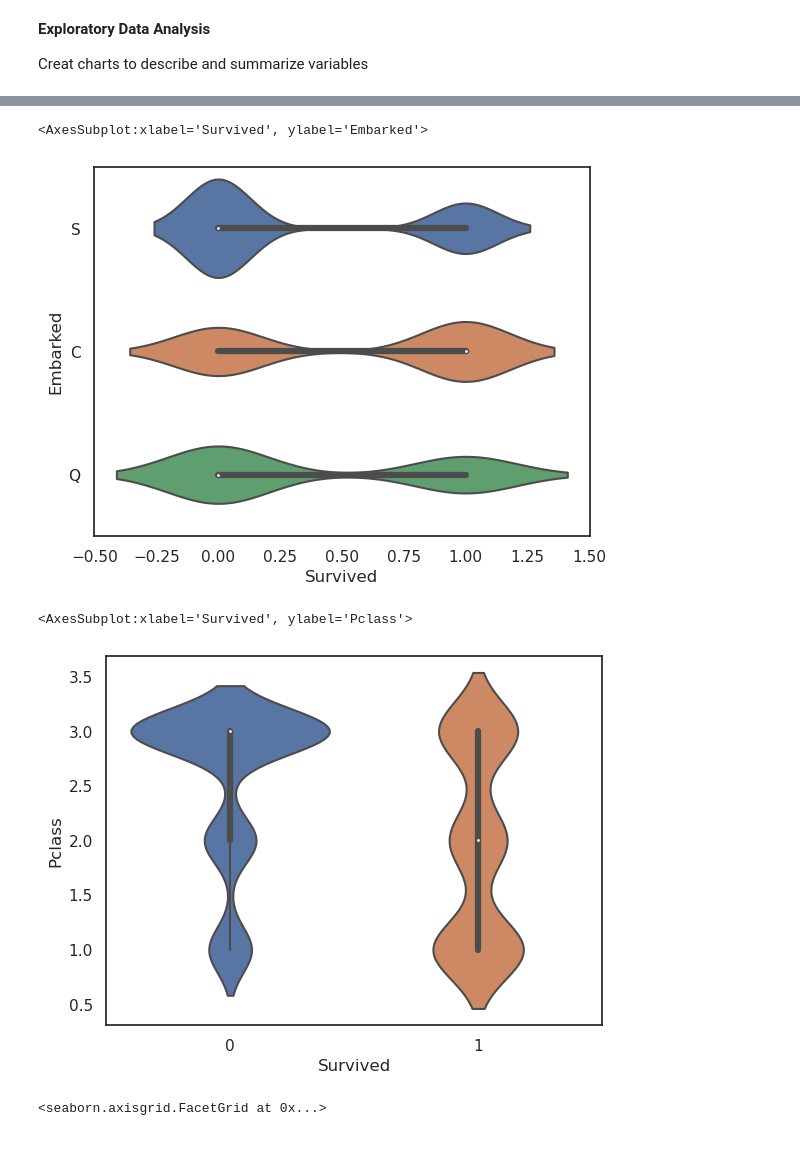
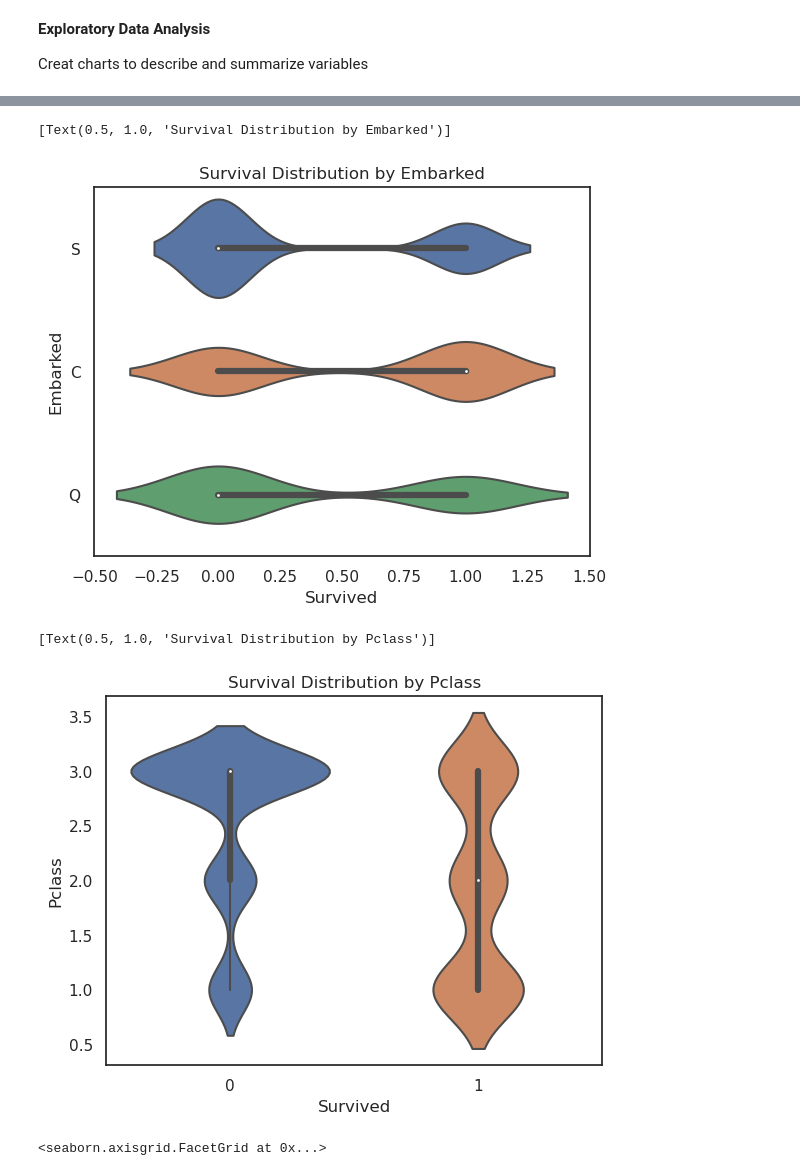
Before and after one commit to yuecao1108/Predicting-Titanic-Passenger-Survival, a Jupyter notebook: predicting-titanic-passenger-survival.ipynb, the cells around one changed output, grey strips where cells are left out. Drawn from its saved outputs; the diff is of its cells as text; code cells hidden in the pictures; blank space fills up the shorter version.

```diff
--- a/predicting-titanic-passenger-survival.ipynb
+++ b/predicting-titanic-passenger-survival.ipynb
@@ -186,13 +186,13 @@ sns.violinplot(x="Survived", y="Sex", data=train, size=6)
 # %%
 #violin plot on Embarked
-sns.violinplot(x="Survived", y="Embarked", data=train)
+sns.violinplot(x="Survived", y="Embarked", data=train).set(title='Survival Distribution by Embarked')
 # %% [output]
-<AxesSubplot:xlabel='Survived', ylabel='Embarked'>
+[Text(0.5, 1.0, 'Survival Distribution by Embarked')]
-[figure, old version]
+[figure, new version]
 # %%
 #violin plot on PClasss
-sns.violinplot(x="Survived", y="Pclass", data=train)
+sns.violinplot(x="Survived", y="Pclass", data=train).set(title='Survival Distribution by Pclass')
 # %% [output]
-<AxesSubplot:xlabel='Survived', ylabel='Pclass'>
+[Text(0.5, 1.0, 'Survival Distribution by Pclass')]
-[figure, old version]
+[figure, new version]
 # %%
```
Also changed, not shown: parts of 4 cells of this notebook.
